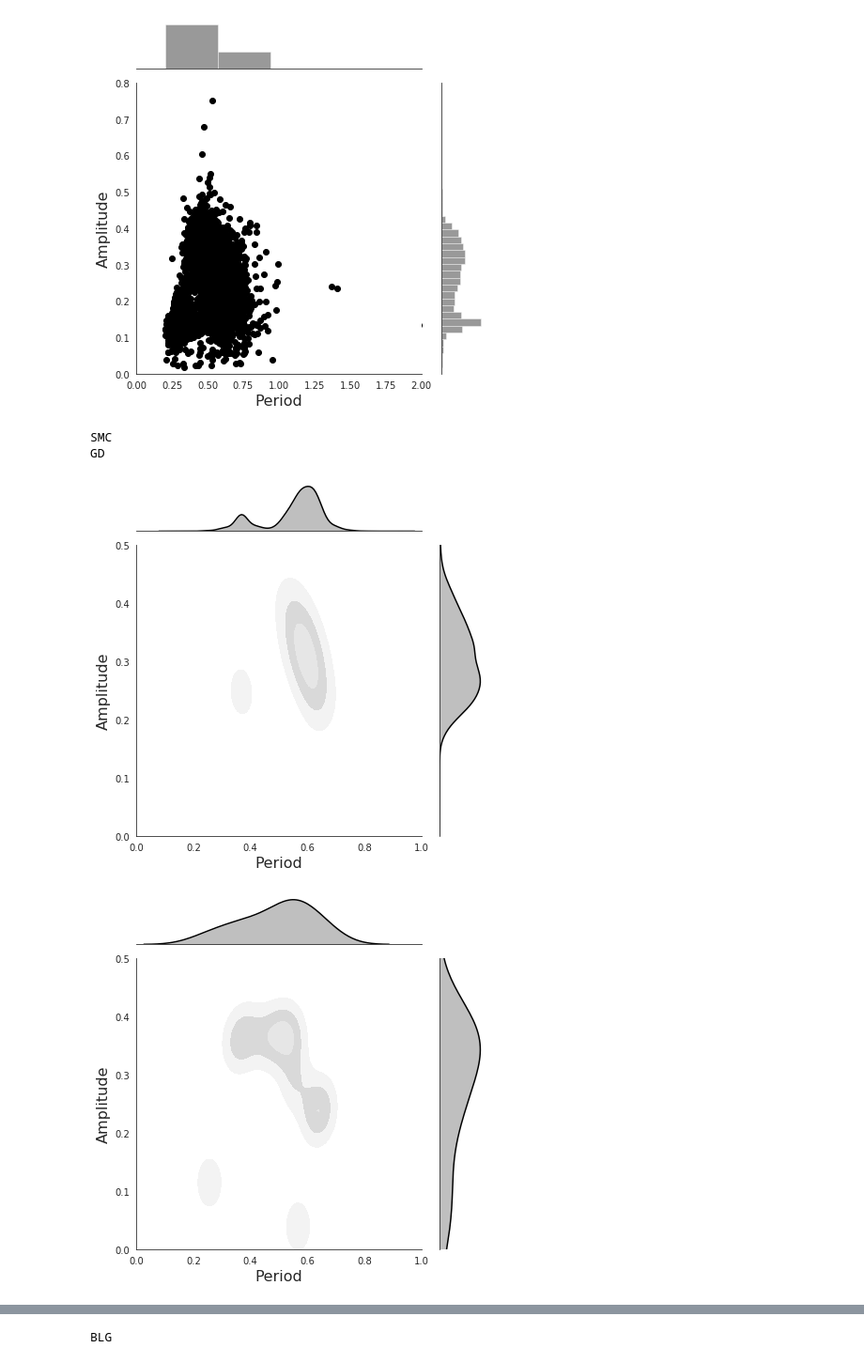
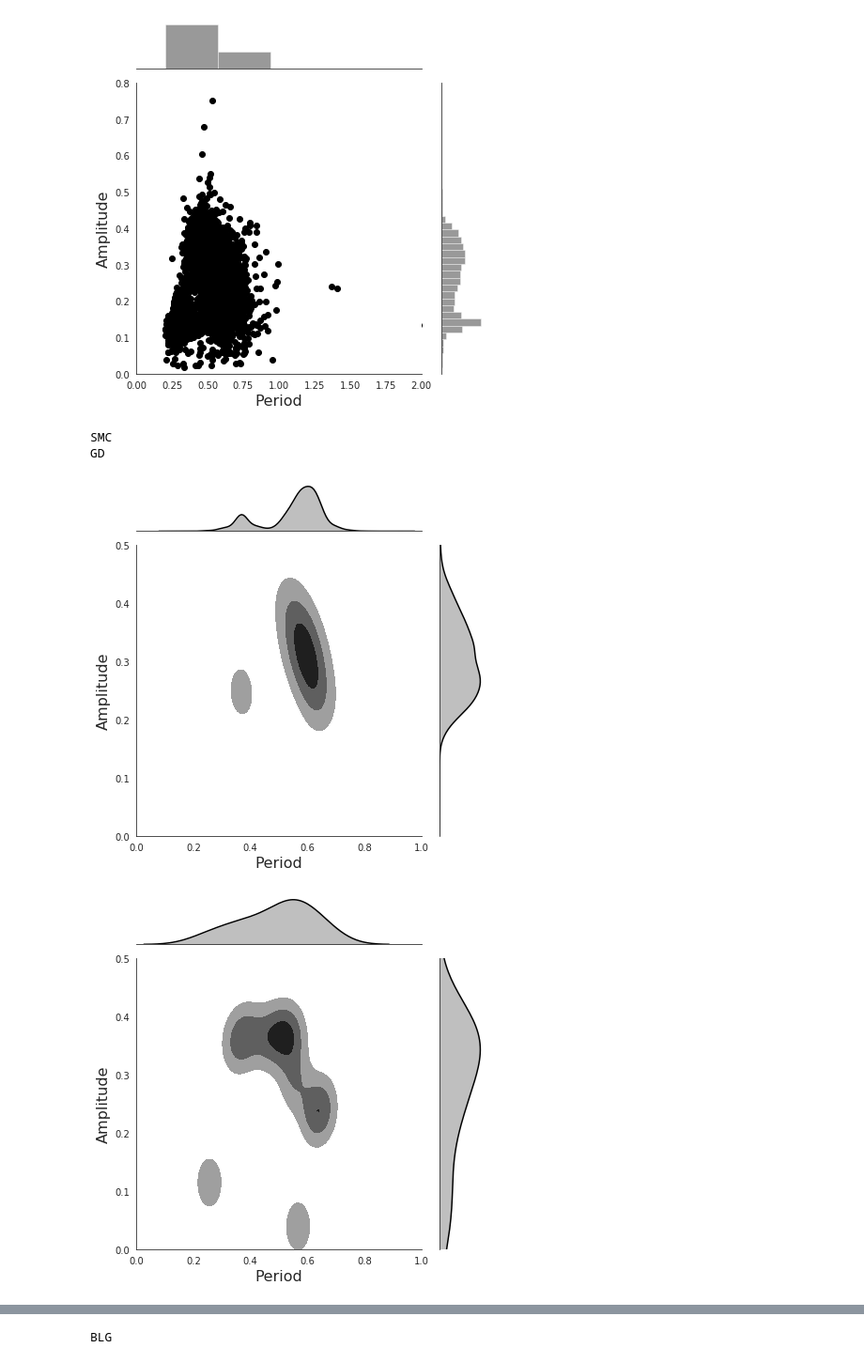
Before and after one commit to frperezgalarce/vsbms, a Jupyter notebook: Notebooks/Plots05052020.ipynb, the cells around one changed output, grey strips where cells are left out. Shown at 94% size. Saved outputs shown, nothing was run; the diff lists cells and outputs as text; code cells hidden in the pictures.

Commit message:
update plots

```diff
--- a/Notebooks/Plots05052020.ipynb
+++ b/Notebooks/Plots05052020.ipynb
@@ -4,8 +4,8 @@ import matplotlib.pyplot as plt
 import pandas as pd
 import seaborn as sns
 # %%
-lc_train = pd.read_table("/home/francisco/Escritorio/code/vsbms/data/BIASEDFATS/Test_rrlyr-1.csv", sep= ',')
-lc_test = pd.read_table("/home/francisco/Escritorio/code/vsbms/data/BIASEDFATS/Train_rrlyr-1.csv", sep= ',')
+lc_test = pd.read_table("/home/francisco/Escritorio/code/vsbms/data/BIASEDFATS/Test_rrlyr-1.csv", sep= ',')
+lc_train = pd.read_table("/home/francisco/Escritorio/code/vsbms/data/BIASEDFATS/Train_rrlyr-1.csv", sep= ',')
 # %%
 data = pd.read_table("/home/francisco/Escritorio/code/Marginal_likelihood/data/FATS/OGLE_FATS_12022019.csv", sep= ',')
 # %%
@@ -152,31 +152,31 @@ BLG
 # %%
 #df = sns.load_dataset('iris')
 # Custom the inside plot: options are: “scatter” | “reg” | “resid” | “kde” | “hex”
 #sns.jointplot(x=lc_train['Amplitude'], y=lc_train["PeriodLS"], kind='scatter')
 #sns.jointplot(x=lc_train['Amplitude'], y=lc_train["PeriodLS"], kind='hex')
-fifty_shades_of_grey = ["#e6e6e6","#f3f3f3","#d9d9d9"]
+#fifty_shades_of_grey = ["#e6e6e6","#f3f3f3","#d9d9d9"]
 
 lc_test = lc_test[lc_test['Class']=='RRLYR']
 for f in [ 'SMC', 'GD']:
     lc= lc_test[lc_test['Field']==f]
     print(f)
     h = sns.jointplot(x=lc['PeriodLS'], y=lc["Amplitude"], kind='kde', xlim=(0,1),
-                      ylim =(0, 0.5), color='black', colors=fifty_shades_of_grey,cmap=None, bw=.04, kernel='triw',
+                      ylim =(0, 0.5), color='black', bw=.04, kernel='triw',
                       alpha=1, n_levels=3, gridsize=100,
                       shade_lowest=False, shade=True)
     h.set_axis_labels('x', 'y', fontsize=16)
 # or set labels via the axes objects
     h.ax_joint.set_xlabel('Period')
     h.ax_joint.set_ylabel('Amplitude')
     # also possible to manipulate the histogram plots this way, e.g.
     #h.ax_marg_y.grid('on') # with ugly consequences...
     # labels appear outside of plot area, so auto-adjust
     plt.tight_layout()
 # %% [output]
 SMC
 GD
-[figure, old version]
+[figure, new version]
-[figure, old version]
+[figure, new version]
 # %%
 #df = sns.load_dataset('iris')
 # Custom the inside plot: options are: “scatter” | “reg” | “resid” | “kde” | “hex”
```
Also changed, not shown: parts of 1 cell of this notebook, 1 other file.
